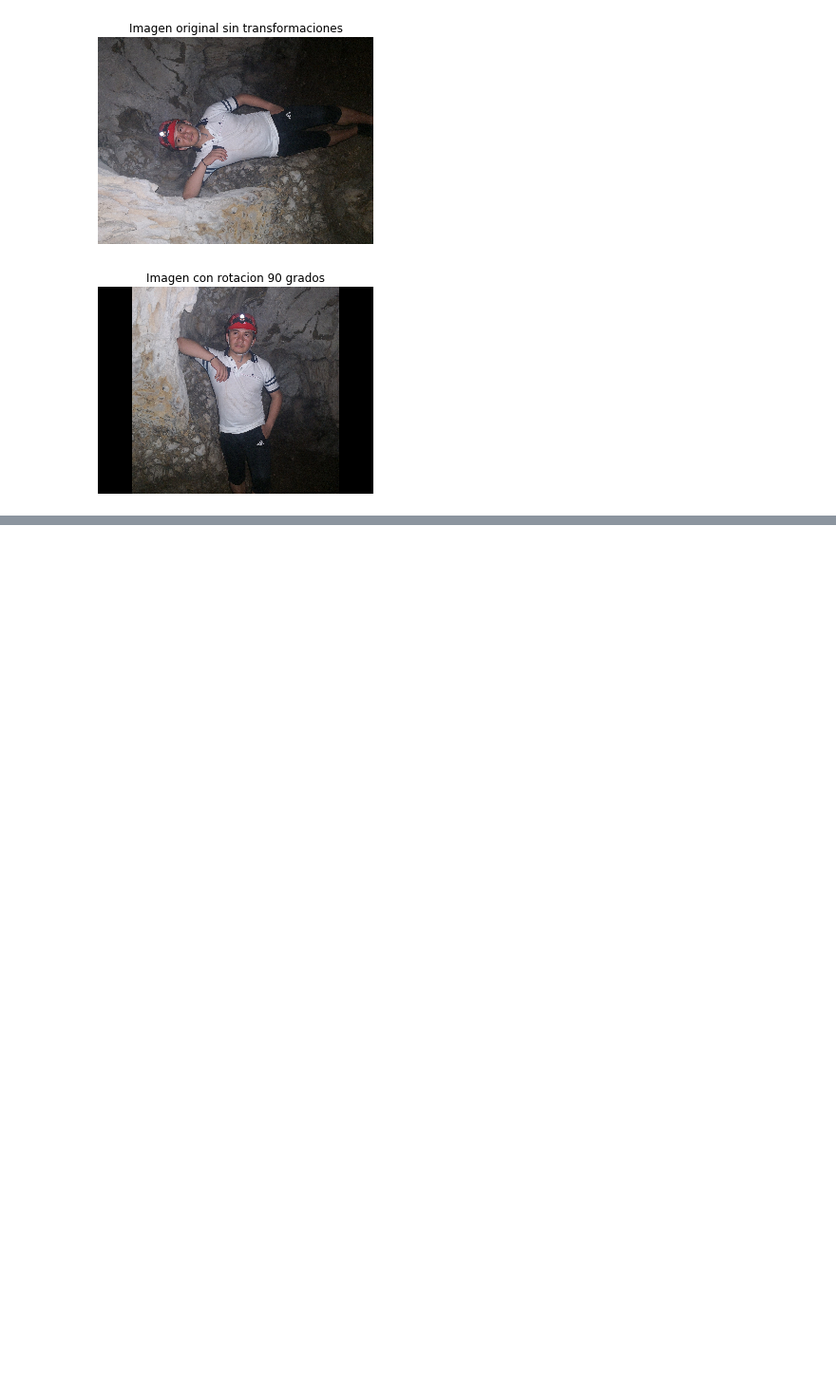
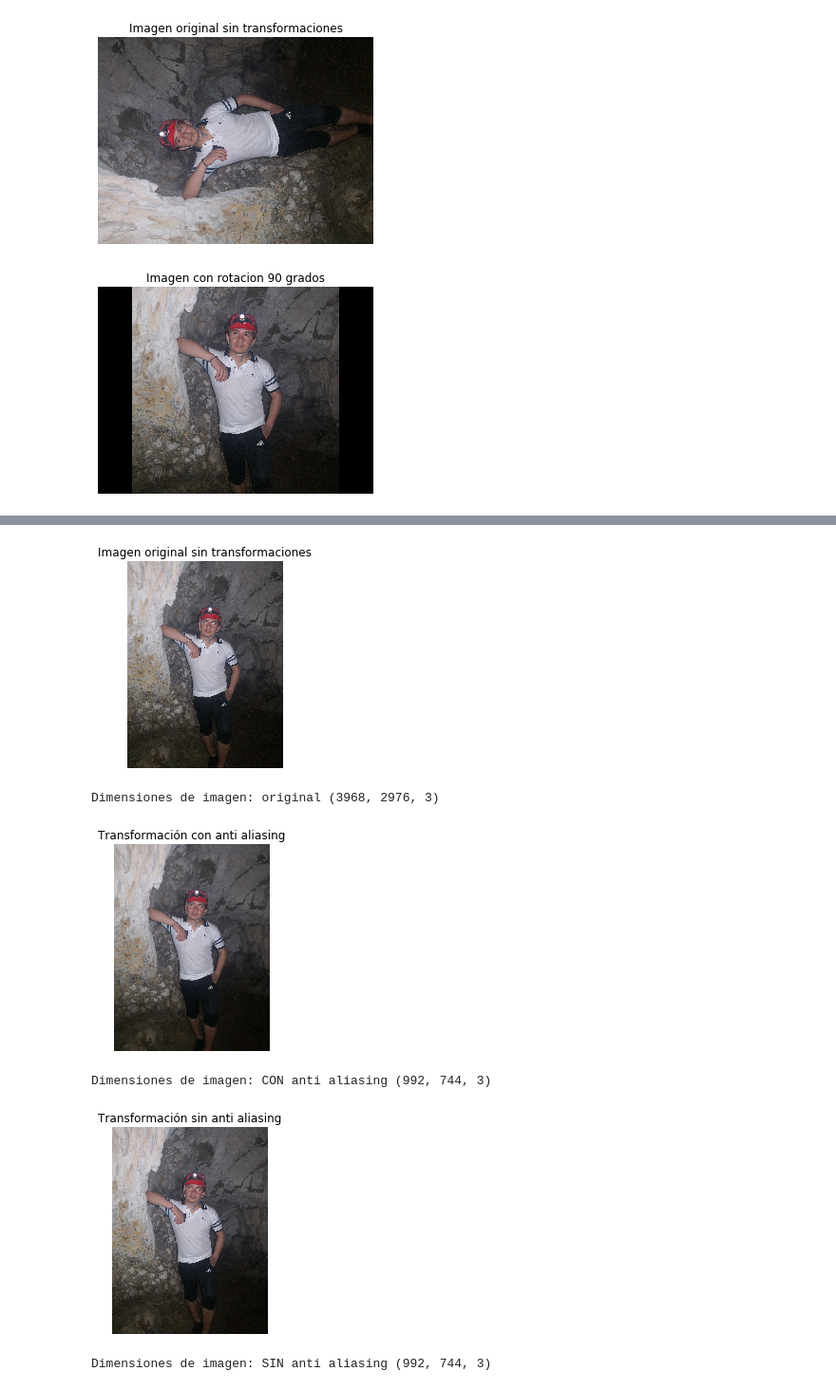
Before and after one commit to epinedaWorks/ProcesadoDeImagenes, a Jupyter notebook: ProcesamientoDeImagenesParte2.ipynb, the cells around one changed output, grey strips where cells are left out. Shown at 95% size. Drawn from its saved outputs; the diff is of its cells as text; code cells hidden in the pictures; blank space fills up the shorter version.

Commit message:
Transformaciones, morfología

```diff
--- a/ProcesamientoDeImagenesParte2.ipynb
+++ b/ProcesamientoDeImagenesParte2.ipynb
@@ -273,16 +312,30 @@ show_image(imgRotarCuevaRotacionRGB, "Imagen con rotacion 90 grados")
 # %%
 # Import the module and the rotate and rescale functions
 from skimage.transform import rotate, rescale
 
-# Rotate the image 90 degrees clockwise
-rotated_cat_image = rotate(image_cat, -90)
+imgName = "cueva.jpg"
+imgCueva = cv2.imread(imgName)
+imgCuevaRGB = cv2.cvtColor(imgCueva, cv2.COLOR_BGR2RGB)
+
+############ REESCALAR #####################
 
 # Rescale with anti aliasing
-rescaled_with_aa = rescale(rotated_cat_image, 1/4, anti_aliasing=True, multichannel=True)
+imgCuevaRGBconAntialisadoTrue = rescale(imgCuevaRGB, 1/4, anti_aliasing=True, multichannel=True)
 
 # Rescale without anti aliasing
-rescaled_without_aa = rescale(rotated_cat_image, 1/4, anti_aliasing=False, multichannel=True)
+imgCuevaRGBconAntialisadoFalse = rescale(imgCuevaRGB, 1/4, anti_aliasing=False, multichannel=True)
 
 # Show the resulting images
-show_image(rescaled_with_aa, "Transformed with anti aliasing")
-show_image(rescaled_without_aa, "Transformed without anti aliasing")
+show_image(imgCuevaRGB, "Imagen original sin transformaciones")
+print("Dimensiones de imagen: original", imgCuevaRGB.shape)
+show_image(imgCuevaRGBconAntialisadoTrue, "Transformación con anti aliasing")
+print("Dimensiones de imagen: CON anti aliasing", imgCuevaRGBconAntialisadoTrue.shape)
+show_image(imgCuevaRGBconAntialisadoFalse, "Transformación sin anti aliasing")
+print("Dimensiones de imagen: SIN anti aliasing", imgCuevaRGBconAntialisadoFalse.shape)
+# %% [output]
+[figure, added]
+Dimensiones de imagen: original (3968, 2976, 3)
+[figure, added]
+Dimensiones de imagen: CON anti aliasing (992, 744, 3)
+[figure, added]
+Dimensiones de imagen: SIN anti aliasing (992, 744, 3)
```
Also changed, not shown: parts of 21 cells of this notebook, 1 other file.
